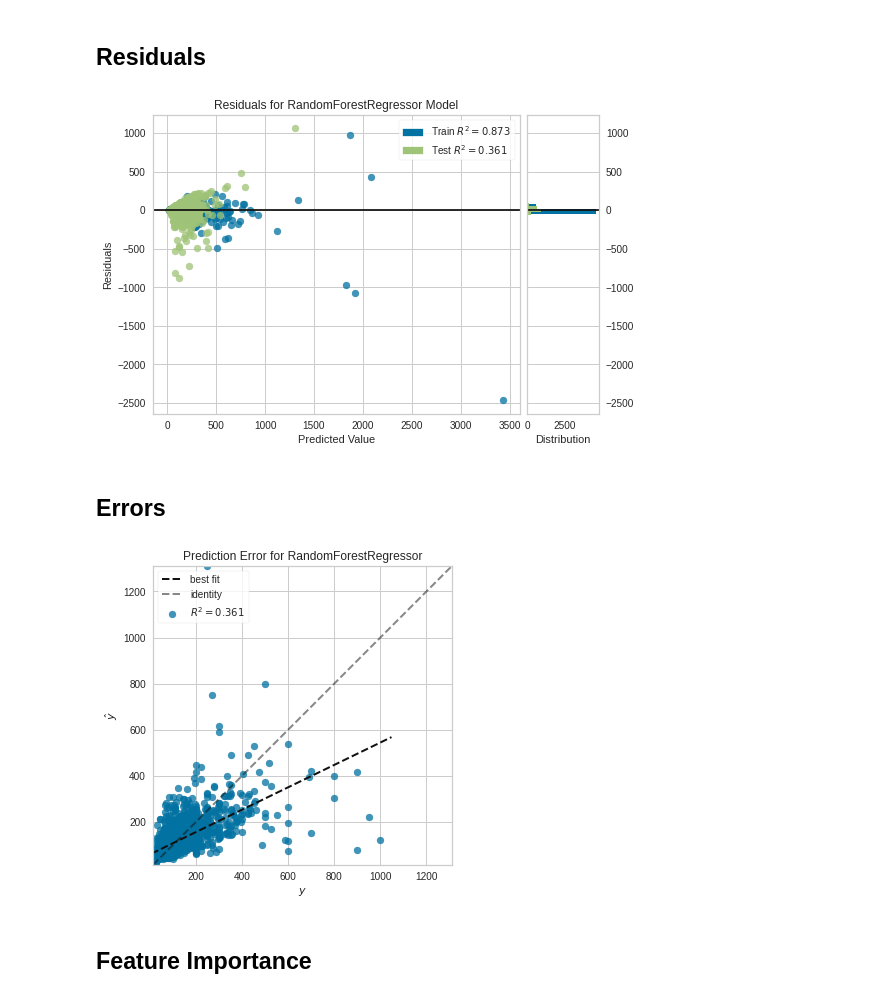
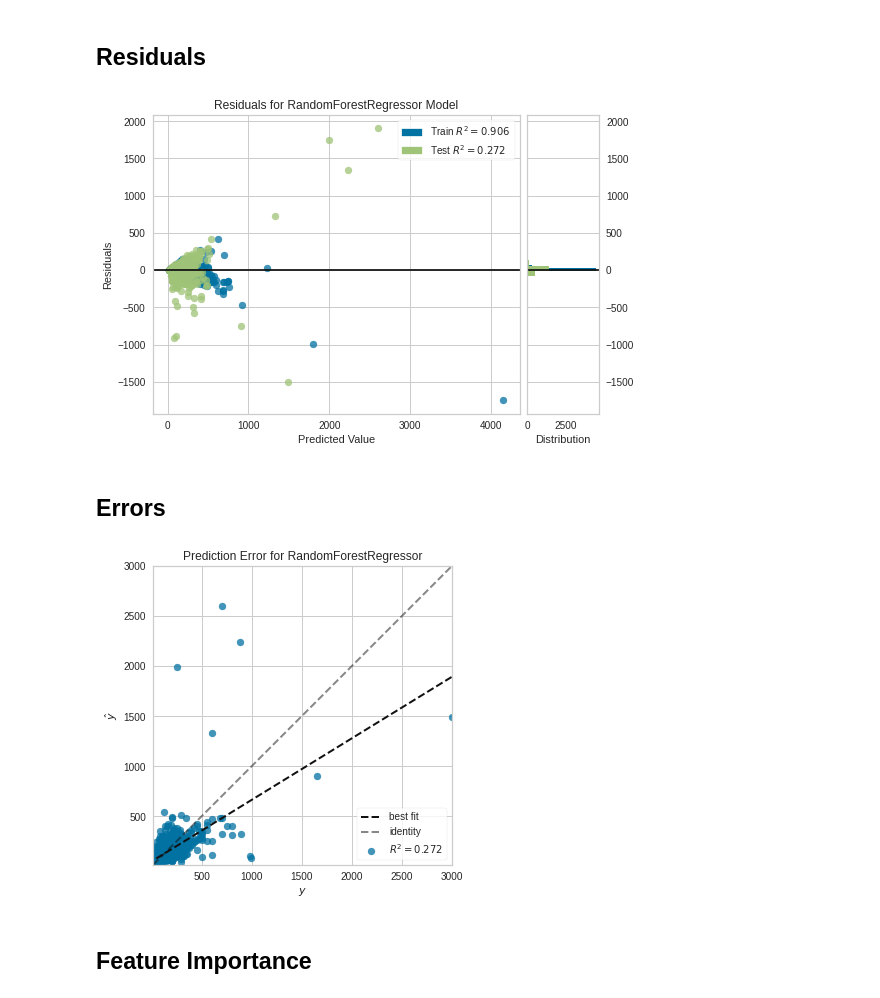
Before and after one commit to swilsonmfc/nlp, a Jupyter notebook: NLPTopicModel.ipynb, the cells around one changed output. Drawn from its saved outputs; the diff is of its cells as text; code cells hidden in the pictures.

```diff
--- a/NLPTopicModel.ipynb
+++ b/NLPTopicModel.ipynb
@@ -790,15 +848,15 @@ tuned_rf = tune_model(estimator = 'rf')
 # %% [markdown]
 ## Residuals
 # %%
-plot_model(tuned_rf, plot='residuals')
+plot_model(rf, plot='residuals')
 # %% [output]
-[figure, old version]
+[figure, new version]
 # %% [markdown]
 ## Errors
 # %%
-plot_model(tuned_rf, plot='error')
+plot_model(rf, plot='error')
 # %% [output]
-[figure, old version]
+[figure, new version]
 # %% [markdown]
 ## Feature Importance
 # %%
```
Also changed, not shown: parts of 23 cells of this notebook.
